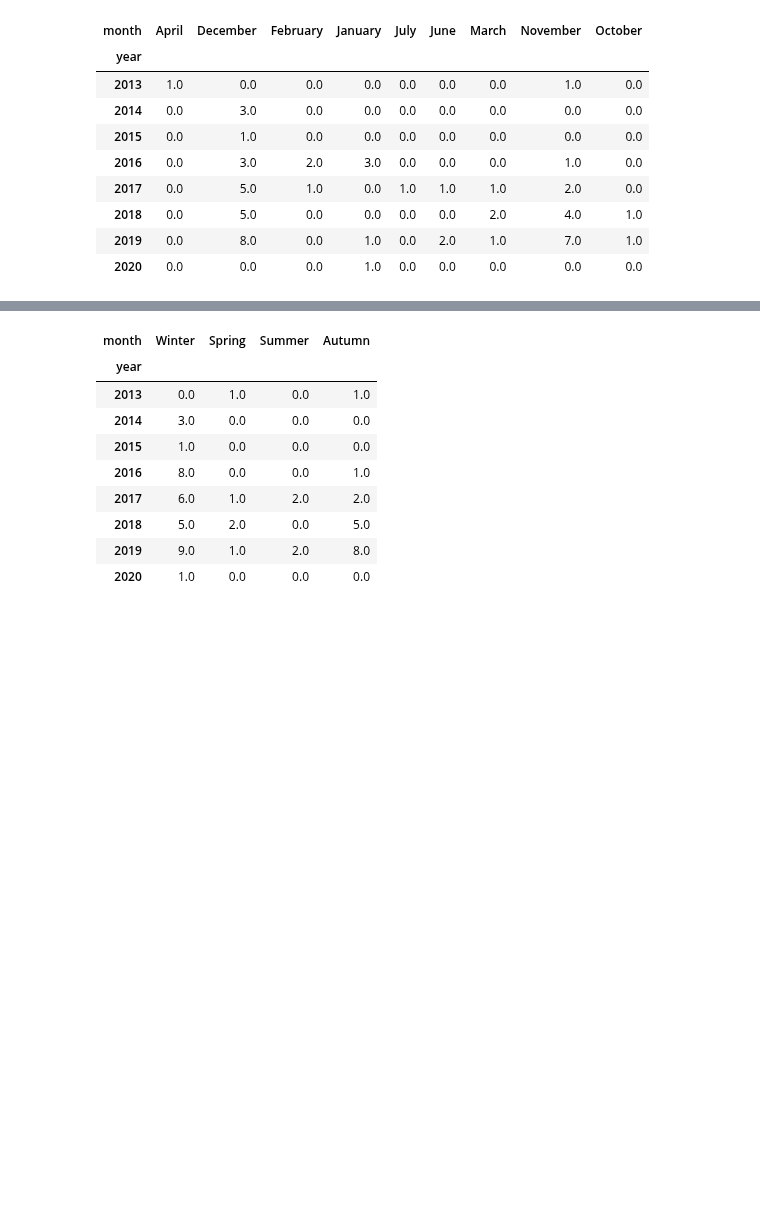
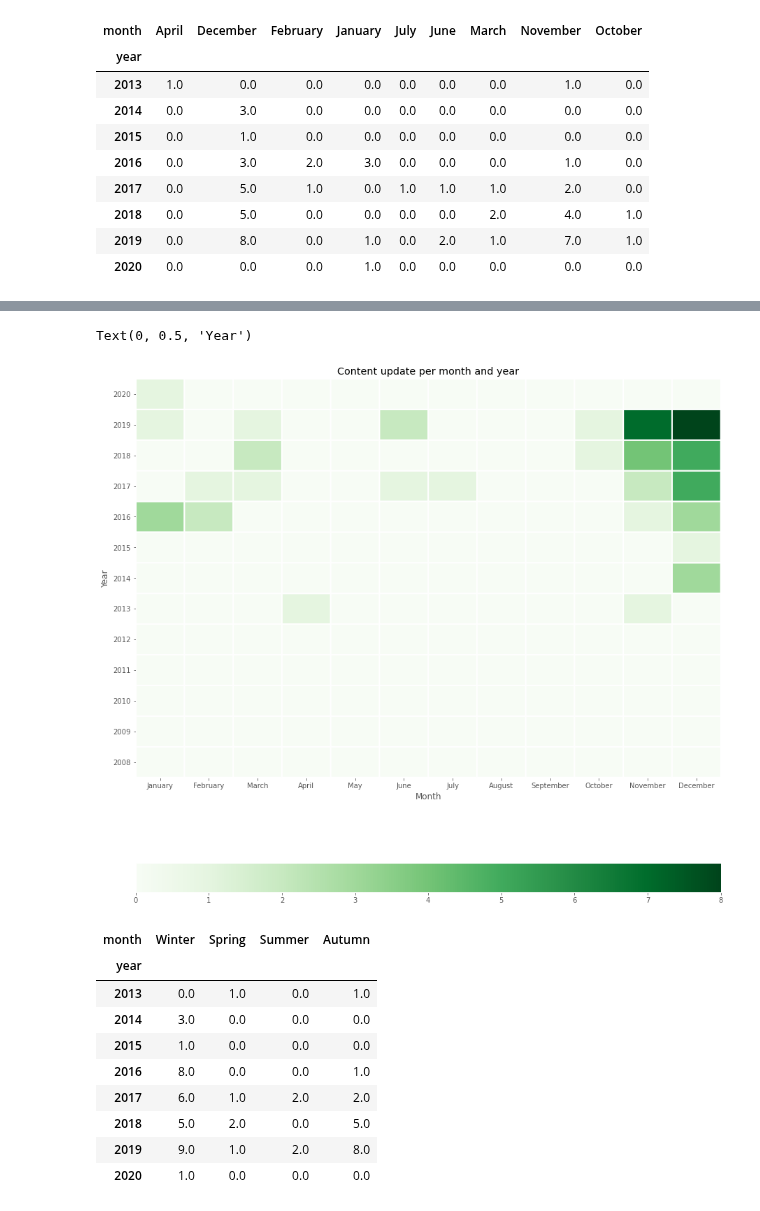
Before and after one commit to aSkailand/dat540-netflix_catalogue, a Jupyter notebook: src/Patterns in genres .ipynb, the cells around one changed output, grey strips where cells are left out. Drawn from its saved outputs; the diff is of its cells as text; code cells hidden in the pictures; blank space fills up the shorter version.

```diff
--- a/src/Patterns in genres .ipynb
+++ b/src/Patterns in genres .ipynb
@@ -251,0 +307,7 @@ xmas_df
+# %%
+#Check what years are missing in the current df.
+missing_years = []
+for y in allyears:
+    if y not in xmas_df.index:
+        missing_years.append(y)
+missing_years
@@ -251,0 +316,7 @@ xmas_df
+# %%
+#Append missing years and months (fill with 0)
+#Start with months
+for i in range(len(missing_months)):
+    xmas_df[missing_months[i]] =  np.zeros(len(xmas_years))
+
+xmas_df
@@ -251,0 +334,8 @@ xmas_df
+# %%
+#Now add missing years:
+this_df = xmas_df
+
+for my in missing_years:
+    this_df.loc[my] = np.zeros(12)
+
+this_df
@@ -251,0 +358,4 @@ xmas_df
+# %%
+this_df = this_df[months]
+this_df = this_df.sort_values(by = "year")
+this_df
@@ -252,3 +378,18 @@ xmas_df
+# %%
+import matplotlib.pyplot as plt
+plt.style.use("ggplot")
+import numpy as np
+plt.figure(figsize=(15,15))
+plt.pcolor(this_df, cmap="Greens", edgecolors = "white",linewidths=2)
+plt.xticks(np.arange(0.5, len(this_df.columns), 1), this_df.columns)
+plt.yticks(np.arange(0.5, len(this_df.index), 1), this_df.index)
+plt.colorbar(orientation="horizontal")
+plt.title("Content update per month and year")
+plt.xlabel("Month")
+plt.ylabel("Year")
+# %% [output]
+Text(0, 0.5, 'Year')
+[figure, added]
 # %%
 xmas_df["Winter"] = xmas_df["December"] + xmas_df["January"] + xmas_df["February"]
 xmas_df["Spring"] = xmas_df["March"] + xmas_df["April"] #+ xmas_df["May"]
```
Also changed, not shown: parts of 11 cells of this notebook, 1 other file.
